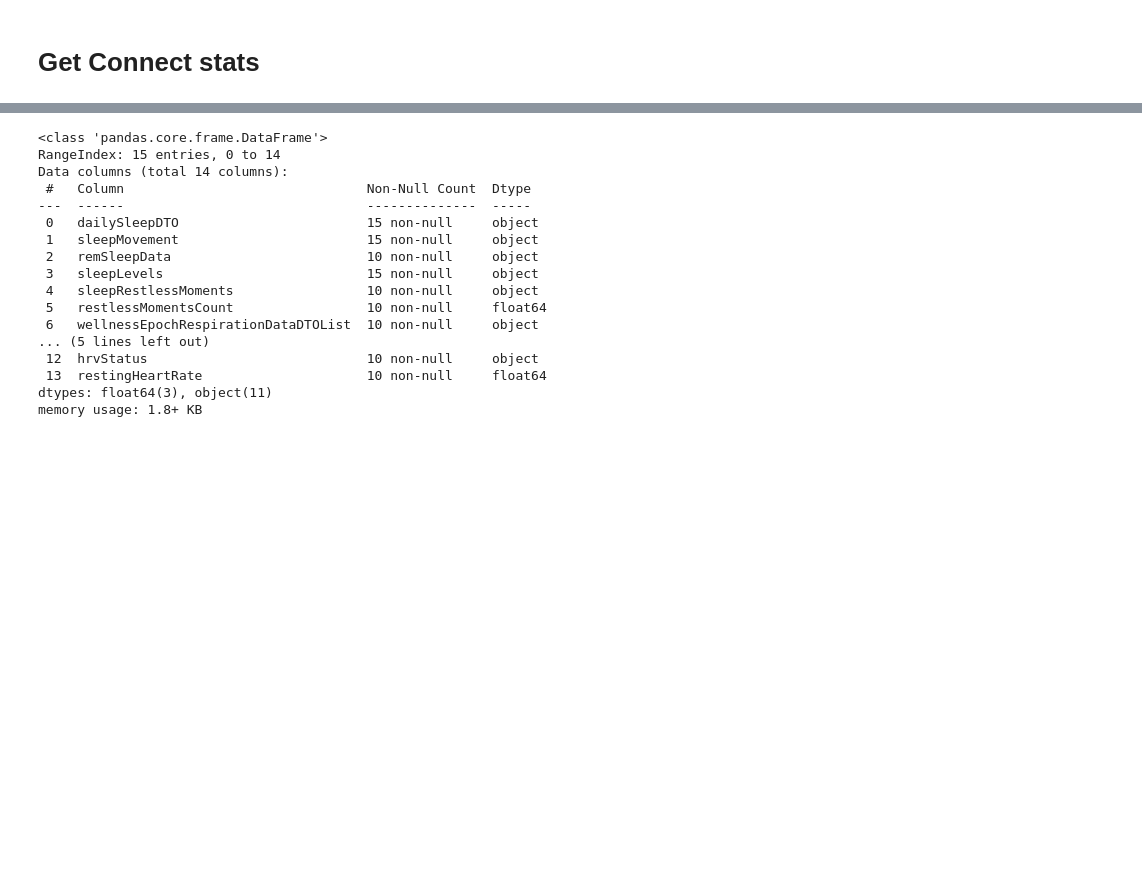
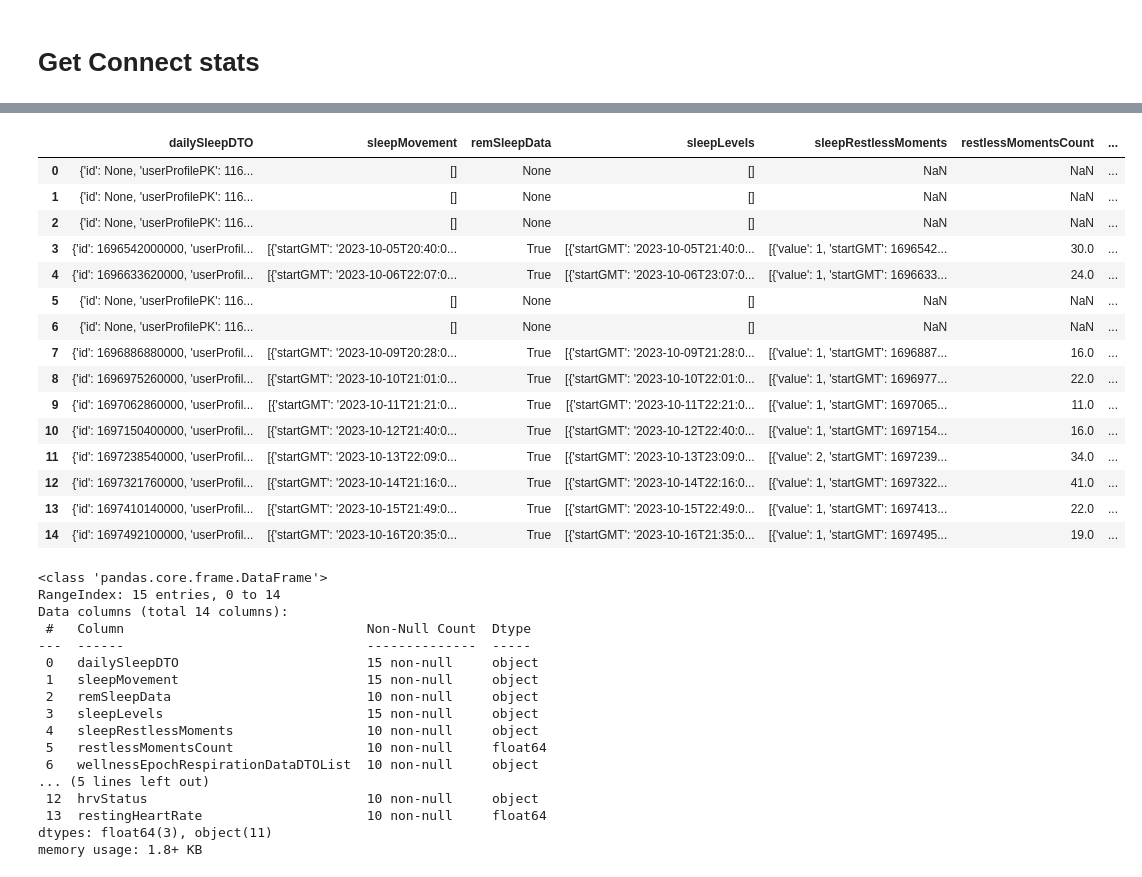
Before and after one commit to Lizoug/Garmin_Watch, a Jupyter notebook: Heartrate_And_Sleeplvl_viz.ipynb, the cells around one changed output, grey strips where cells are left out. Cells and saved outputs as stored; diff of their text form; code cells hidden in the pictures; blank space fills up the shorter version.

Commit message:
added process_column_data

```diff
--- a/Heartrate_And_Sleeplvl_viz.ipynb
+++ b/Heartrate_And_Sleeplvl_viz.ipynb
@@ -72,3 +75,22 @@ NameError: name 'garmin' is not defined
+# %%
+week_sleep_df
+# %% [output]
+|  | dailySleepDTO | sleepMovement | remSleepData | sleepLevels | sleepRestlessMoments | restlessMomentsCount | ... |
+| 0 | {'id': None, 'userProfilePK': 116... | [] | None | [] | NaN | NaN | ... |
+| 1 | {'id': None, 'userProfilePK': 116... | [] | None | [] | NaN | NaN | ... |
+| 2 | {'id': None, 'userProfilePK': 116... | [] | None | [] | NaN | NaN | ... |
+| 3 | {'id': 1696542000000, 'userProfil... | [{'startGMT': '2023-10-05T20:40:0... | True | [{'startGMT': '2023-10-05T21:40:0... | [{'value': 1, 'startGMT': 1696542... | 30.0 | ... |
+| 4 | {'id': 1696633620000, 'userProfil... | [{'startGMT': '2023-10-06T22:07:0... | True | [{'startGMT': '2023-10-06T23:07:0... | [{'value': 1, 'startGMT': 1696633... | 24.0 | ... |
+| 5 | {'id': None, 'userProfilePK': 116... | [] | None | [] | NaN | NaN | ... |
+| 6 | {'id': None, 'userProfilePK': 116... | [] | None | [] | NaN | NaN | ... |
+| 7 | {'id': 1696886880000, 'userProfil... | [{'startGMT': '2023-10-09T20:28:0... | True | [{'startGMT': '2023-10-09T21:28:0... | [{'value': 1, 'startGMT': 1696887... | 16.0 | ... |
+| 8 | {'id': 1696975260000, 'userProfil... | [{'startGMT': '2023-10-10T21:01:0... | True | [{'startGMT': '2023-10-10T22:01:0... | [{'value': 1, 'startGMT': 1696977... | 22.0 | ... |
+| 9 | {'id': 1697062860000, 'userProfil... | [{'startGMT': '2023-10-11T21:21:0... | True | [{'startGMT': '2023-10-11T22:21:0... | [{'value': 1, 'startGMT': 1697065... | 11.0 | ... |
+| 10 | {'id': 1697150400000, 'userProfil... | [{'startGMT': '2023-10-12T21:40:0... | True | [{'startGMT': '2023-10-12T22:40:0... | [{'value': 1, 'startGMT': 1697154... | 16.0 | ... |
+| 11 | {'id': 1697238540000, 'userProfil... | [{'startGMT': '2023-10-13T22:09:0... | True | [{'startGMT': '2023-10-13T23:09:0... | [{'value': 2, 'startGMT': 1697239... | 34.0 | ... |
+| 12 | {'id': 1697321760000, 'userProfil... | [{'startGMT': '2023-10-14T21:16:0... | True | [{'startGMT': '2023-10-14T22:16:0... | [{'value': 1, 'startGMT': 1697322... | 41.0 | ... |
+| 13 | {'id': 1697410140000, 'userProfil... | [{'startGMT': '2023-10-15T21:49:0... | True | [{'startGMT': '2023-10-15T22:49:0... | [{'value': 1, 'startGMT': 1697413... | 22.0 | ... |
+| 14 | {'id': 1697492100000, 'userProfil... | [{'startGMT': '2023-10-16T20:35:0... | True | [{'startGMT': '2023-10-16T21:35:0... | [{'value': 1, 'startGMT': 1697495... | 19.0 | ... |
 # %%
 week_sleep_df.info()
 # %% [output]
```
Also changed, not shown: parts of 8 cells of this notebook.
